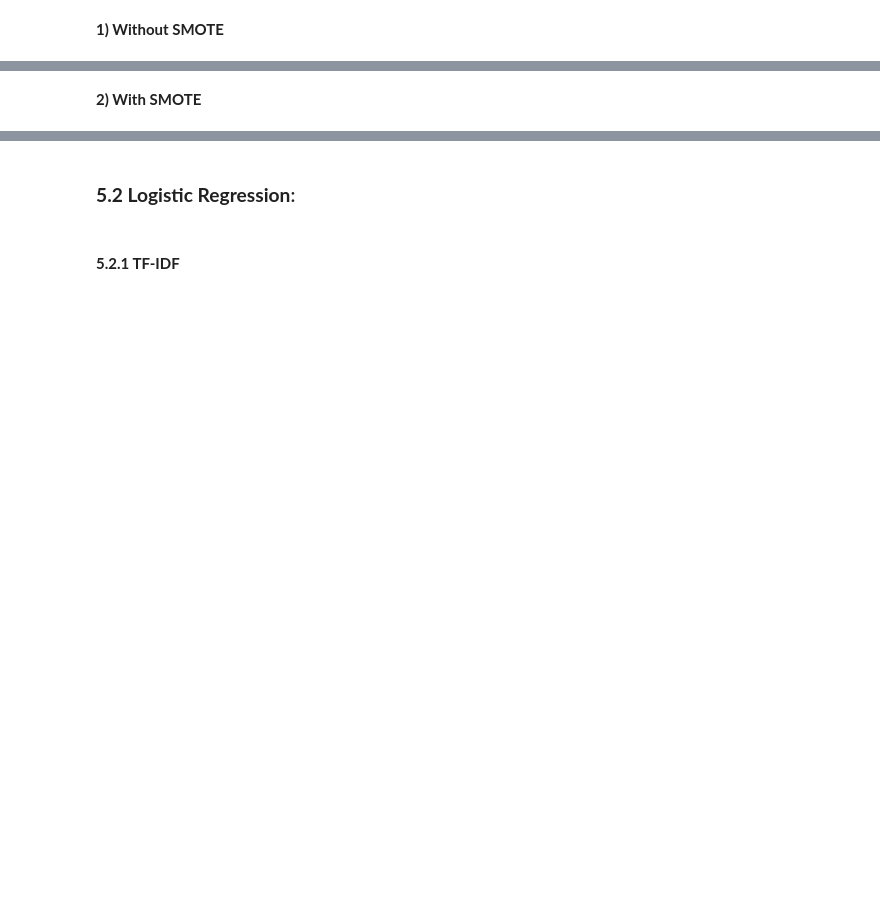
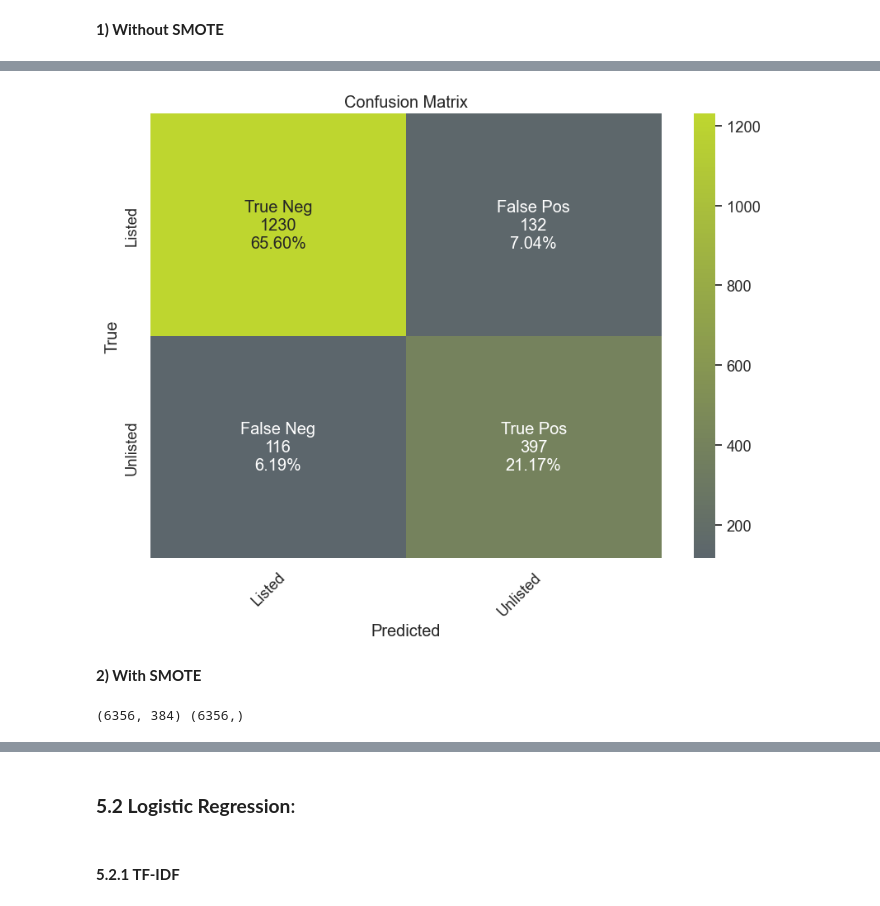
Before and after one commit to sofiacper/TM_Project, a Jupyter notebook: Project.ipynb, the cells around one changed output, grey strips where cells are left out. Drawn from its saved outputs; the diff is of its cells as text; code cells hidden in the pictures; blank space fills up the shorter version.

```diff
--- a/Project.ipynb
+++ b/Project.ipynb
@@ -2502,2 +2475,10 @@ plot_cm(confusion_matrix(y_val, knn_glove_s_y_val_pred), list(labels.keys()))
 # %% [markdown]
 **1) Without SMOTE**
+# %%
+knn_all=KNeighborsClassifier(weights ='distance', n_jobs = -1,n_neighbors = 15, metric = 'cosine')
+
+knn_all.fit(X_train_all, y_train)
+
+knn_all_y_val_pred = knn_all.predict(X_val_all)
+
+print(classification_report(y_val, knn_all_y_val_pred, target_names = labels))
@@ -2508,10 +2521,10 @@ plot_cm(confusion_matrix(y_val, knn_glove_s_y_val_pred), list(labels.keys()))
 # %% [markdown]
 **1) Without SMOTE**
 # %%
-knn_st=KNeighborsClassifier(weights ='distance', n_jobs = -1)
+knn_st=KNeighborsClassifier(weights ='distance', n_jobs = -1,n_neighbors = 15, metric = 'cosine')
 
-knn_st.fit(X_train_str, y_train)
+knn_st.fit(X_train_mini, y_train)
 
-knn_st_y_val_pred = knn_st.predict(X_val_str)
+knn_st_y_val_pred = knn_st.predict(X_val_mini)
 
-print(classification_report(y_val, knn_st_y_val_pred, target_names = labels.keys()))
+print(classification_report(y_val, knn_st_y_val_pred, target_names = labels))
@@ -2518,9 +2540,13 @@ print(classification_report(y_val, knn_st_y_val_pred, target_names = labels.keys
 # %%
-plot_cm(confusion_matrix(y_val, knn_st_y_val_pred), list(labels.keys()))
+plot_cm(confusion_matrix(y_val, knn_st_y_val_pred), labels)
+# %% [output]
+[figure, added]
 # %% [markdown]
 **2) With SMOTE**
 # %%
 smote = SMOTE()
-X_train_smote_st, y_train_smote_st = smote.fit_resample(X_train_st, y_train.values)
+X_train_smote_st, y_train_smote_st = smote.fit_resample(X_train_mini, y_train)
 print(X_train_smote_st.shape, y_train_smote_st.shape)
+# %% [output]
+(6356, 384) (6356,)
 # %%
```
Also changed, not shown: parts of 108 cells of this notebook, 1 other file.
